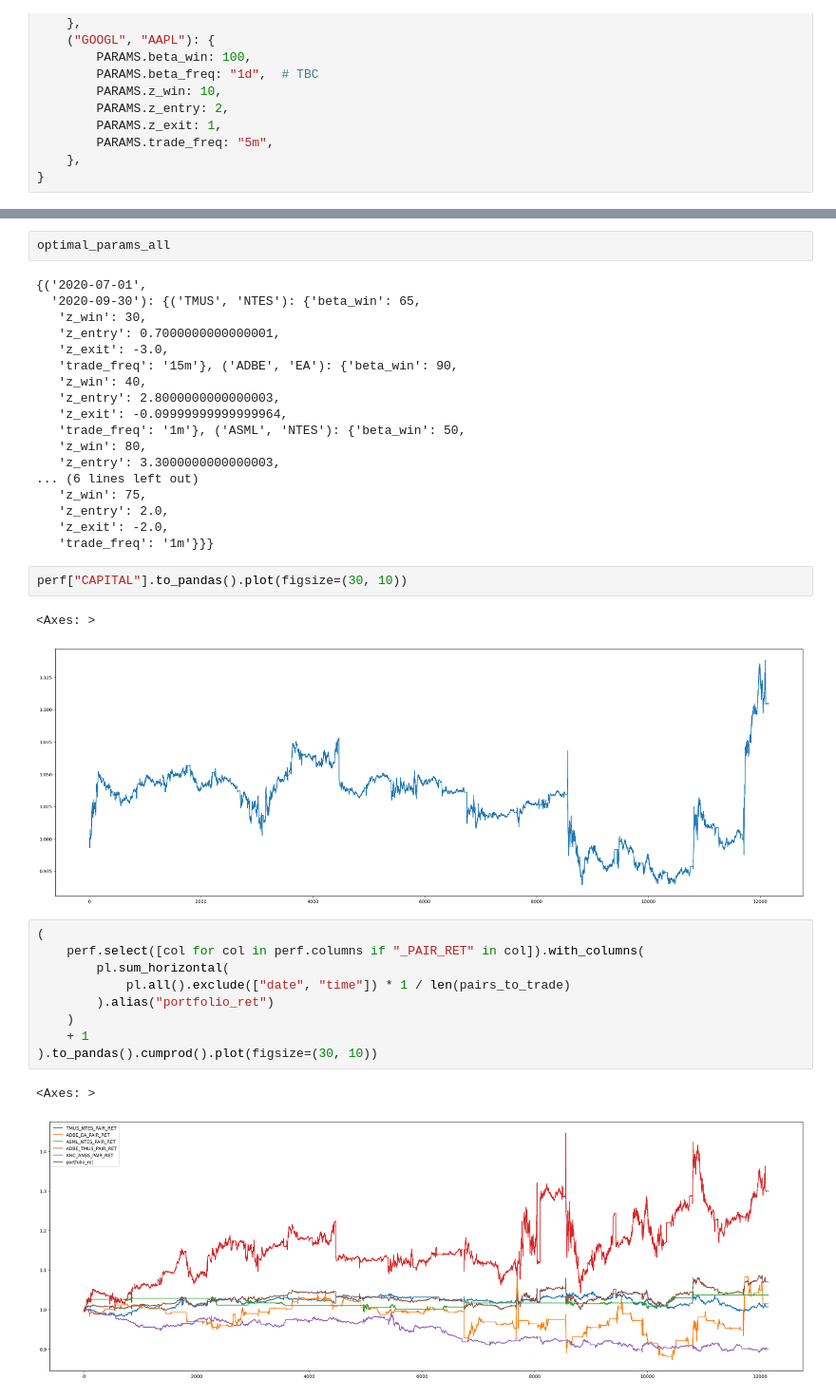
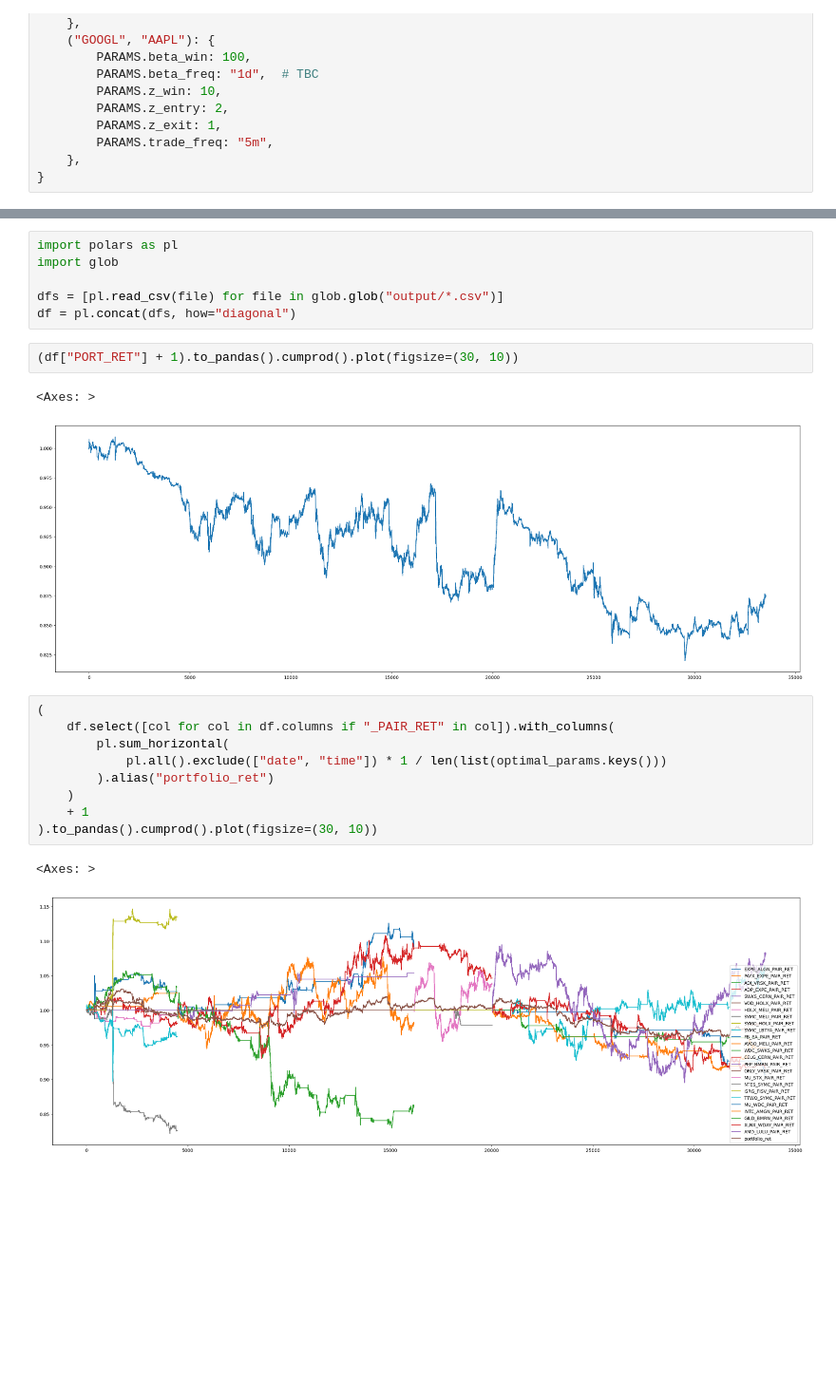
Before and after one commit to saltedpotato/qts, a Jupyter notebook: for_backtesting.ipynb, the cells around one changed output, grey strips where cells are left out. Shown: that part at 95% size. Cells and saved outputs as stored; diff of their text form; blank space fills up the shorter version.

```diff
--- a/for_backtesting.ipynb
+++ b/for_backtesting.ipynb
@@ -164,37 +234,23 @@ for i in range(2, 3):  # range(2, len(quarter_dates))
-# %%
-optimal_params_all
-# %% [output]
-{('2020-07-01',
-  '2020-09-30'): {('TMUS', 'NTES'): {'beta_win': 65,
-   'z_win': 30,
-   'z_entry': 0.7000000000000001,
-   'z_exit': -3.0,
-   'trade_freq': '15m'}, ('ADBE', 'EA'): {'beta_win': 90,
-   'z_win': 40,
-   'z_entry': 2.8000000000000003,
-   'z_exit': -0.09999999999999964,
-   'trade_freq': '1m'}, ('ASML', 'NTES'): {'beta_win': 50,
-   'z_win': 80,
-   'z_entry': 3.3000000000000003,
-... (6 lines left out)
-   'z_win': 75,
-   'z_entry': 2.0,
-   'z_exit': -2.0,
-   'trade_freq': '1m'}}}
+# %%
+import polars as pl
+import glob
+
+dfs = [pl.read_csv(file) for file in glob.glob("output/*.csv")]
+df = pl.concat(dfs, how="diagonal")
 # %%
-perf["CAPITAL"].to_pandas().plot(figsize=(30, 10))
+(df["PORT_RET"] + 1).to_pandas().cumprod().plot(figsize=(30, 10))
 # %% [output]
 <Axes: >
-[figure, old version]
+[figure, new version]
 # %%
 (
-    perf.select([col for col in perf.columns if "_PAIR_RET" in col]).with_columns(
+    df.select([col for col in df.columns if "_PAIR_RET" in col]).with_columns(
         pl.sum_horizontal(
-            pl.all().exclude(["date", "time"]) * 1 / len(pairs_to_trade)
+            pl.all().exclude(["date", "time"]) * 1 / len(list(optimal_params.keys()))
         ).alias("portfolio_ret")
     )
     + 1
 ).to_pandas().cumprod().plot(figsize=(30, 10))
 # %% [output]
 <Axes: >
-[figure, old version]
+[figure, new version]
```
Also changed, not shown: parts of 6 cells of this notebook, 8 other files.
